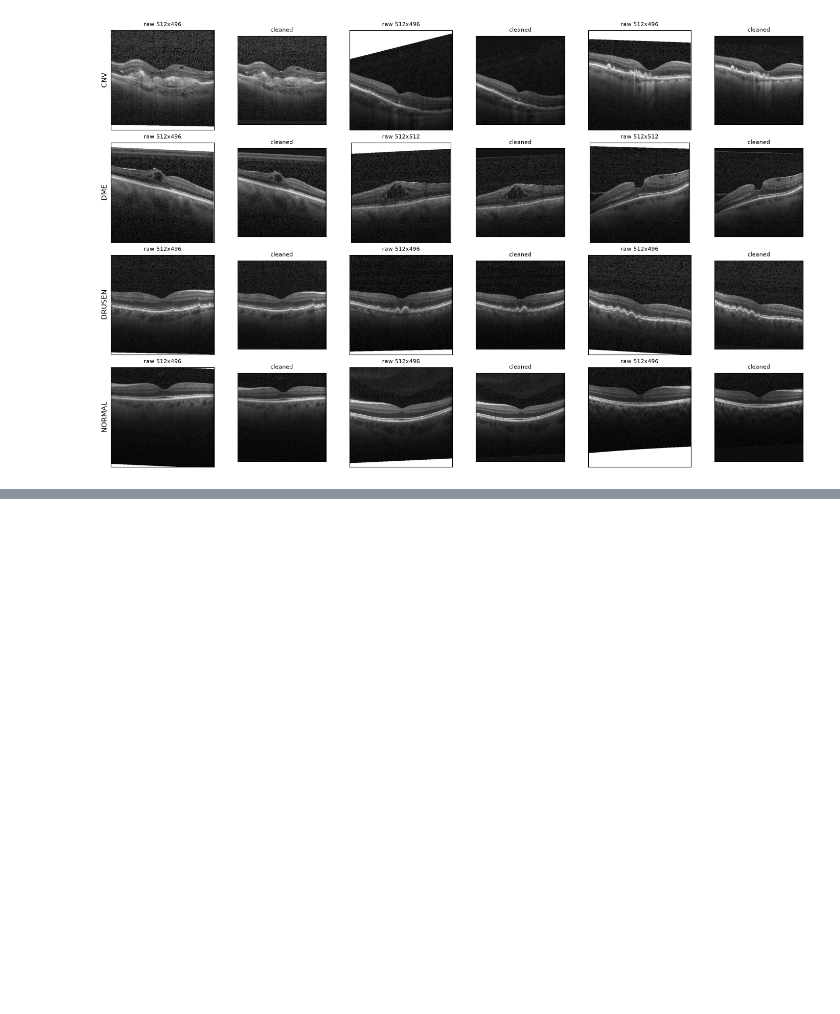
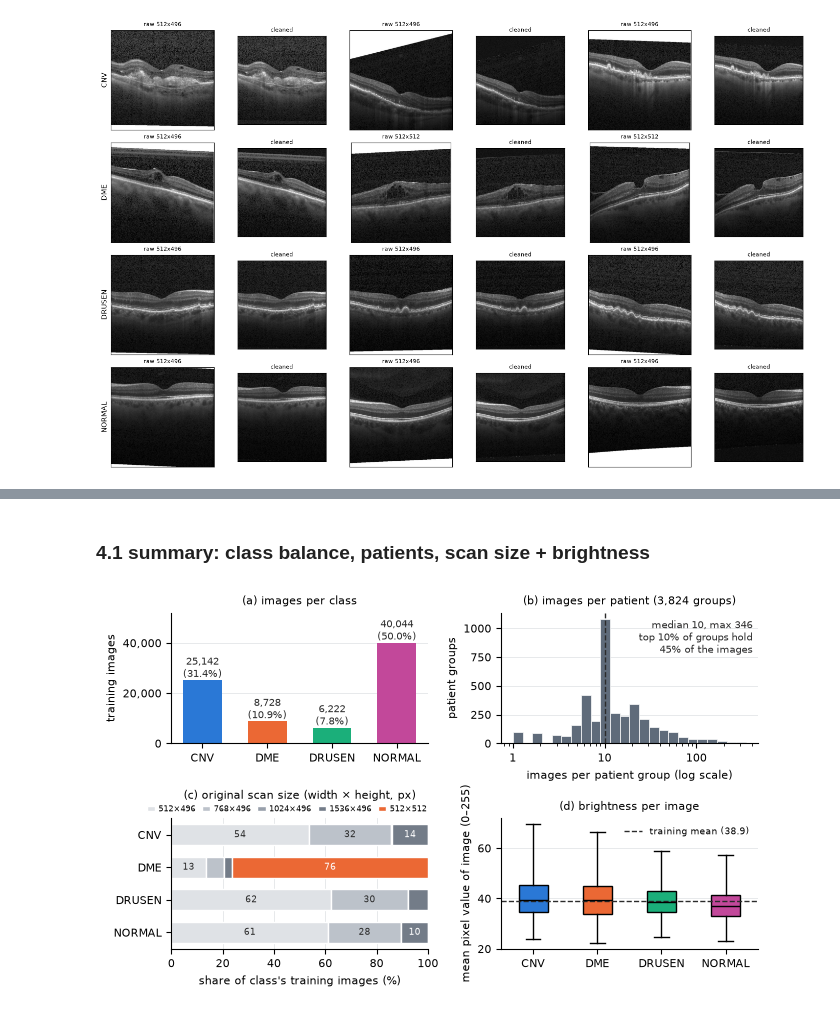
Before and after one commit to wattyven/SeeNN, a Jupyter notebook: src/SeeNN/eda.ipynb, the cells around one changed output, grey strips where cells are left out. Drawn from its saved outputs; the diff is of its cells as text; code cells hidden in the pictures; blank space fills up the shorter version.

Commit message:
add loading pipeline; update eda

```diff
--- a/src/SeeNN/eda.ipynb
+++ b/src/SeeNN/eda.ipynb
@@ -433,0 +463,77 @@ plt.show()
+# %% [markdown]
+### 4.1 summary: class balance, patients, scan size + brightness
+# %%
+from matplotlib.ticker import FuncFormatter
+
+INK = "#2b2b2b" # darker color for visibility on lighter backgrounds
+THOUSANDS = FuncFormatter(lambda x, _: f"{x:,.0f}")
+
+
+def tidy(ax, grid_axis="y"):
+    """remove top and right spines, add a light grid, put the grid behind the data"""
+    ax.spines[["top", "right"]].set_visible(False)
+    ax.grid(axis=grid_axis, color="#e3e5e8", linewidth=0.6)
+    ax.set_axisbelow(True)
+
+
+fig, axes = plt.subplots(2, 2, figsize=(6.6, 4.0))
+(ax_a, ax_b), (ax_c, ax_d) = axes
+
+# a. class balance
+counts = train["class"].value_counts()[CLASSES]
+bars = ax_a.bar(CLASSES, counts, color=COLORS, width=0.6)
+ax_a.bar_label(bars, labels=[f"{n:,}\n({100 * n / counts.sum():.1f}%)" for n in counts], fontsize=7, color=INK) # label each bar with the number of images and the percentage of the total
+ax_a.set_ylabel("training images")
+ax_a.set_ylim(0, counts.max() * 1.3)
+ax_a.yaxis.set_major_formatter(THOUSANDS)
+ax_a.set_title("(a) images per class")
+tidy(ax_a)
+
+# b. images per patient group
+per_group = train.groupby("group").size()
+top_share = per_group.sort_values(ascending=False).head(len(per_group) // 10).sum() / per_group.sum()
+ax_b.hist(per_group, bins=np.logspace(0, np.log10(per_group.max() + 1), 25),
+          color="#5f6b7a", edgecolor="white", linewidth=0.5)
+ax_b.set_xscale("log")
+ax_b.xaxis.set_major_formatter(FuncFormatter(lambda x, _: f"{x:g}"))
+ax_b.axvline(per_group.median(), color=INK, linestyle="--", linewidth=1)
+ax_b.text(0.98, 0.95, f"median {per_group.median():.0f}, max {per_group.max()}\n" # median and max number of images per patient group
+          f"top 10% of groups hold\n{100 * top_share:.0f}% of the images",
+          transform=ax_b.transAxes, fontsize=7, ha="right", va="top", color=INK)
+ax_b.set_xlabel("images per patient group (log scale)")
+ax_b.set_ylabel("patient groups")
+ax_b.set_title(f"(b) images per patient ({len(per_group):,} groups)")
+tidy(ax_b)
+
+# c. original scan size, 512x512 highlighted since only DME has it
+SIZES = ["512x496", "768x496", "1024x496", "1536x496", "512x512"]
+SIZE_COLORS = ["#dfe2e6", "#bcc2ca", "#98a0ab", "#737c88", CLASS_COLORS["DME"]] # darkening shades of grey with exception for DME
+share = 100 * pd.crosstab(train["class"], train["size"], normalize="index").reindex(columns=SIZES, fill_value=0)
+share = share.loc[CLASSES[::-1]]  # CNV on top
+left = np.zeros(len(share)) # the left edge of the next bar segment
+for size, color in zip(SIZES, SIZE_COLORS):
+    ax_c.barh(share.index, share[size], left=left, color=color, edgecolor="white", linewidth=1, height=0.65, label=size.replace("x", "×"))
+    for y, (x0, width) in enumerate(zip(left, share[size])): # loop over the bars for this size
+        if width >= 9:  # only label segments wide enough to hold the number
+            ax_c.text(x0 + width / 2, y, f"{width:.0f}", ha="center", va="center", fontsize=6.5,
+                      color="white" if size in ("1536x496", "512x512") else INK) # bars in white text for the two darkest colors, dark text for the rest
+    left += share[size].to_numpy()
+ax_c.set_xlim(0, 100)
+ax_c.set_xlabel("share of class's training images (%)")
+ax_c.legend(ncols=5, fontsize=6, frameon=False, loc="lower center", bbox_to_anchor=(0.45, 0.98), handlelength=1, handletextpad=0.4, columnspacing=0.8)
+ax_c.set_title("(c) original scan size (width × height, px)", pad=14)
+tidy(ax_c, "x")
+
+# d. brightness of each cleaned image. every image has the same number of pixels, so the mean of the
+# image means is the training pixel mean that the pipeline normalizes with
+class_boxes(ax_d, train, "mean", "(d) brightness per image")
+train_mean = train["mean"].mean() # this is obtained from our histogram cheat that we called in read_clean() in sec 3 above, to save time and resources
+ax_d.axhline(train_mean, color=INK, linestyle="--", linewidth=1, label=f"training mean ({train_mean:.1f})")
+ax_d.set_ylabel("mean pixel value of image (0–255)")
+ax_d.legend(fontsize=6.5, frameon=False, loc="upper right")
+tidy(ax_d)
+
+fig.savefig("eda_train.png", dpi=400)
+plt.show()
+# %% [output]
+[figure, added]
```
Also changed, not shown: parts of 15 cells of this notebook, 1 other file.
